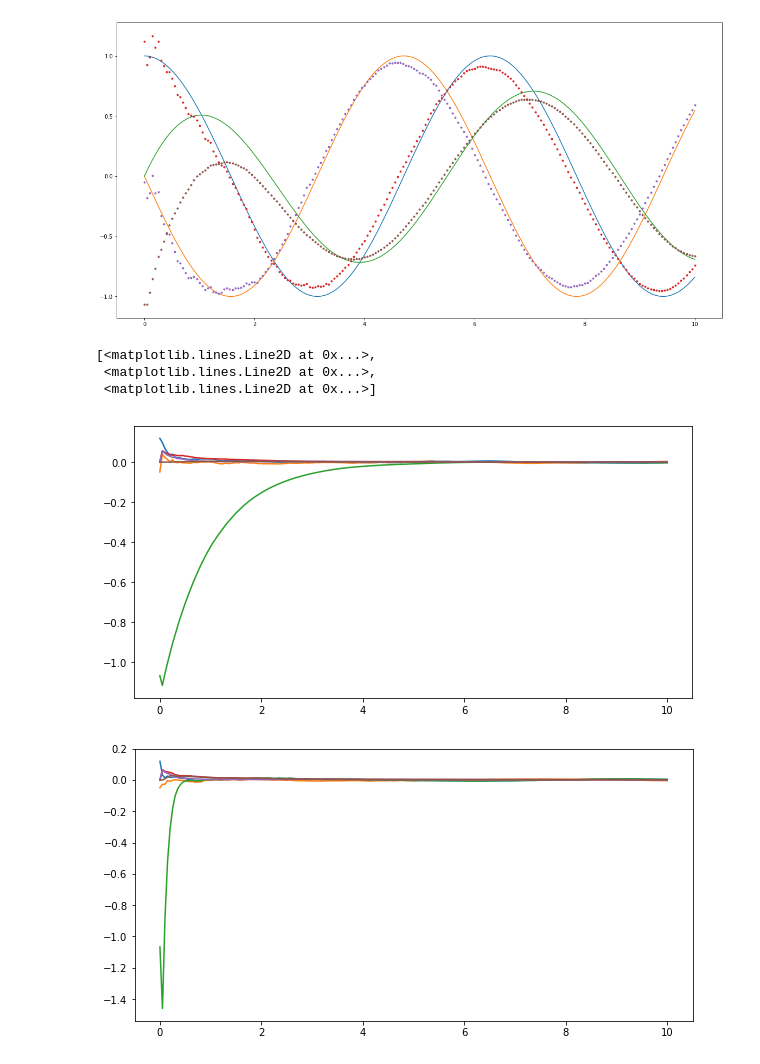
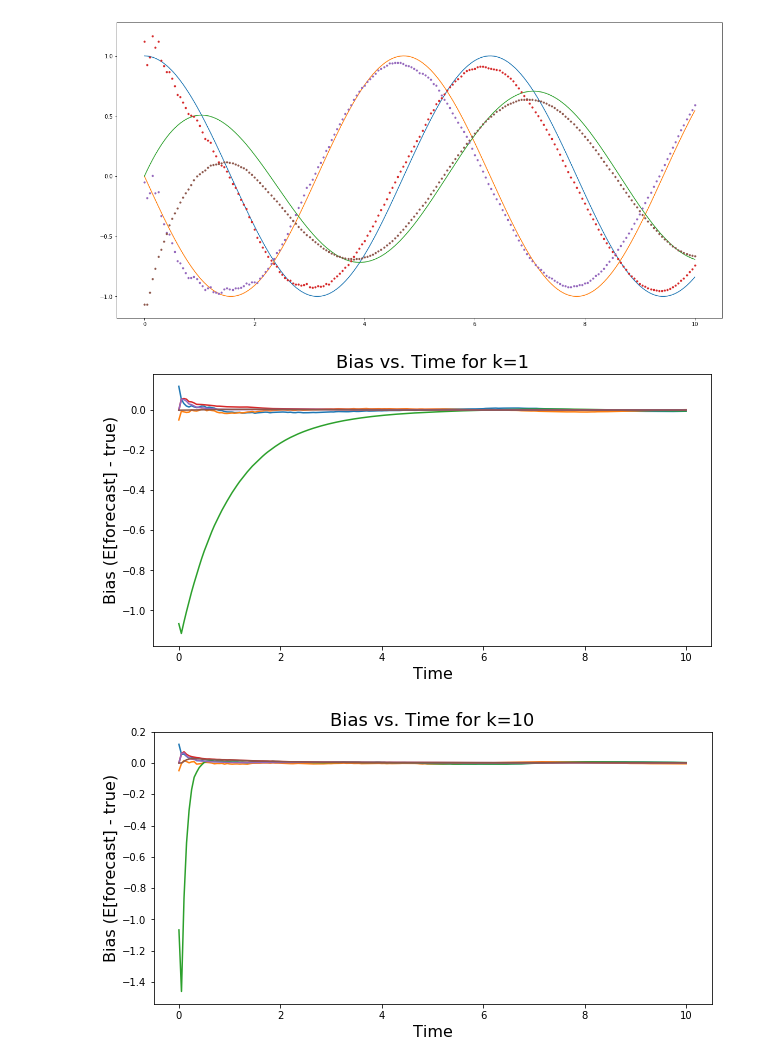
Before and after one commit to mbkaraoglu/senior-thesis, a Jupyter notebook: KalmanFiltering.ipynb, the cells around one changed output. Drawn from its saved outputs; the diff is of its cells as text; code cells hidden in the pictures.

Commit message:
Labeled axes of Bias-Variance trial plots

```diff
--- a/KalmanFiltering.ipynb
+++ b/KalmanFiltering.ipynb
@@ -109,26 +109,26 @@ plt.plot(ts, xs, ts, xs_KF, '.');
 # %%
 def kf_trials(A, num_trials):
     ts, xs = ode_solution(A, h, t0, tf, x0)
     trials = []
 
     for _ in range(num_trials):
         ts, xs_KF = KalmanFilterLinOde(A, H, t0, tf, h, xt0, xf0, Pf, Q, R, x_dims, sigma_obs)
         trials.append(xs_KF)
 
     return xs, np.array(trials)
 
 k = 1
 A = np.array([[0, 1, 0],[-1, 0, 0],[k, 0, -k]])
 xs, trials = kf_trials(A, 100)
 
 plt.figure(figsize=(10,5))
 plt.plot(ts, np.mean(trials, axis=0) - xs)
 plt.plot(ts, np.var(trials, axis=0))
+plt.xlabel('Time', fontsize=16)
+plt.ylabel('Bias (E[forecast] - true)', fontsize=16)
+plt.title('Bias vs. Time for k=1', fontsize=18);
 # %% [output]
-[<matplotlib.lines.Line2D at 0x...>,
- <matplotlib.lines.Line2D at 0x...>,
- <matplotlib.lines.Line2D at 0x...>]
-[figure, old version]
+[figure, new version]
 # %%
 k = 10
 A = np.array([[0, 1, 0],[-1, 0, 0],[k, 0, -k]])
@@ -136,6 +136,9 @@ A = np.array([[0, 1, 0],[-1, 0, 0],[k, 0, -k]])
 xs, trials = kf_trials(A, 100)
 plt.figure(figsize=(10,5))
 plt.plot(ts, np.mean(trials, axis=0) - xs)
-plt.plot(ts, np.var(trials, axis=0));
+plt.plot(ts, np.var(trials, axis=0))
+plt.xlabel('Time', fontsize=16)
+plt.ylabel('Bias (E[forecast] - true)', fontsize=16)
+plt.title('Bias vs. Time for k=10', fontsize=18);
 # %% [output]
-[figure, old version]
+[figure, new version]
```
